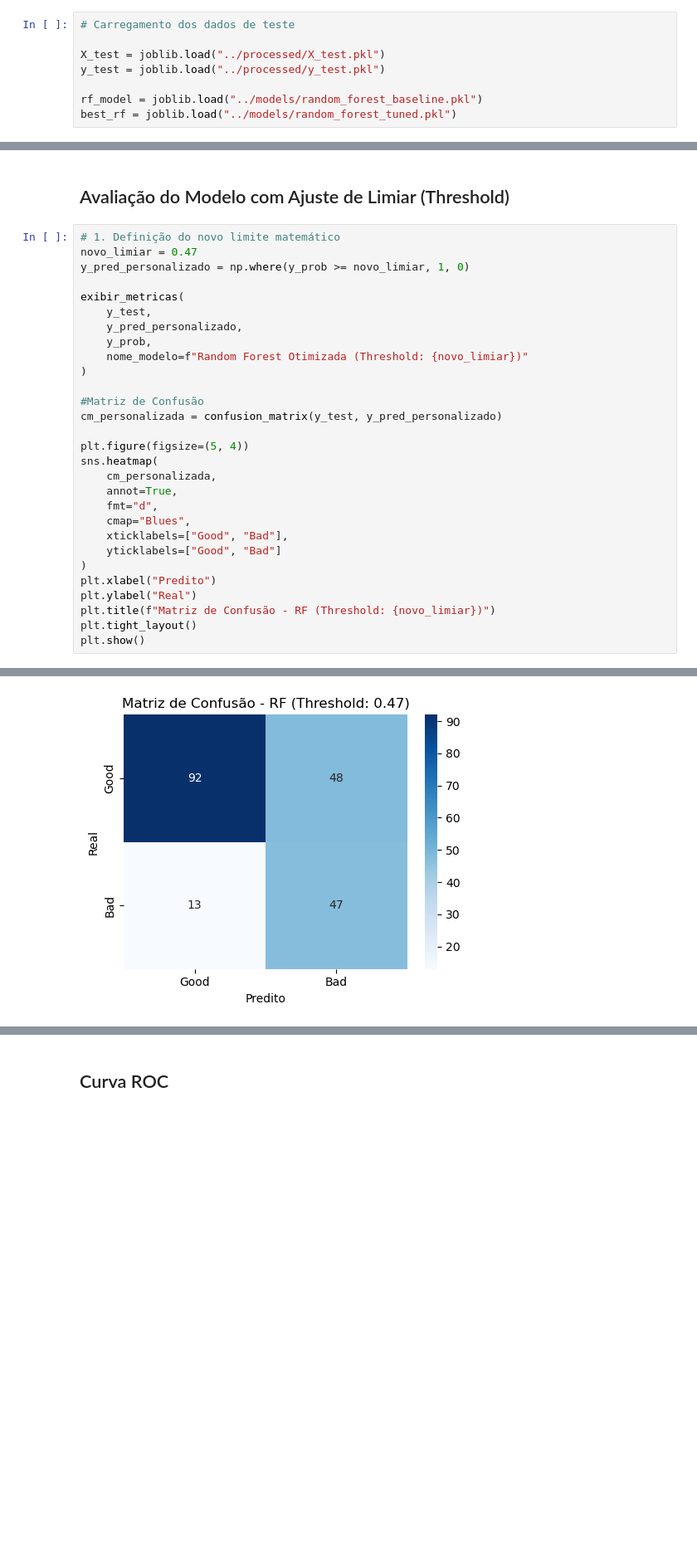
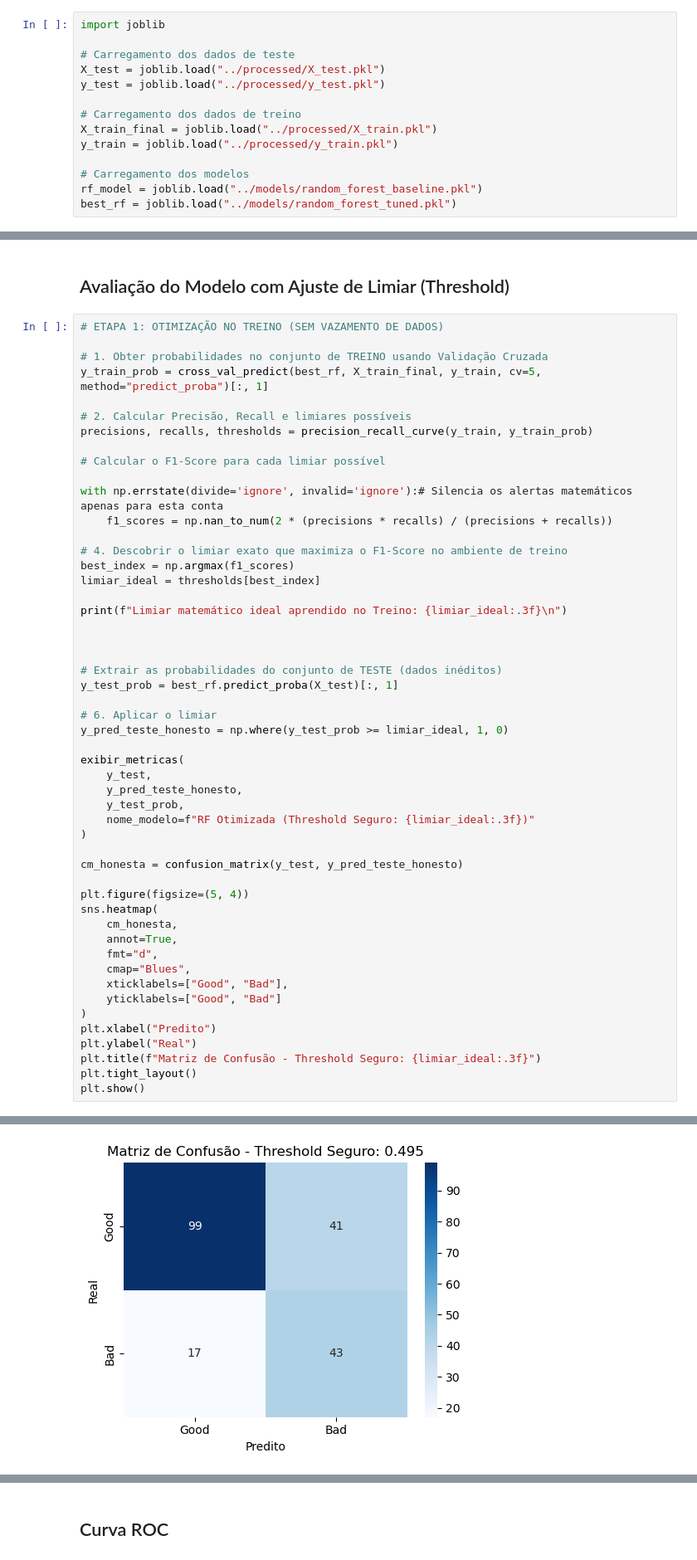
Before and after one commit to VincTorres/Credit_Risk, a Jupyter notebook: notebooks/03_Avaliacao_Modelo.ipynb, the cells around one changed output, grey strips where cells are left out. Shown at 83% size. Saved outputs shown, nothing was run; the diff lists cells and outputs as text; blank space fills up the shorter version.

```diff
--- a/notebooks/03_Avaliacao_Modelo.ipynb
+++ b/notebooks/03_Avaliacao_Modelo.ipynb
@@ -26,11 +26,17 @@ def exibir_metricas(y_true, y_pred, y_prob, nome_modelo="Modelo"):
     print("Classification Report:\n")
     print(classification_report(y_true, y_pred, target_names=["Good", "Bad"]))
 # %%
+import joblib
+
 # Carregamento dos dados de teste
-
 X_test = joblib.load("../processed/X_test.pkl")
 y_test = joblib.load("../processed/y_test.pkl")
 
+# Carregamento dos dados de treino
+X_train_final = joblib.load("../processed/X_train.pkl")
+y_train = joblib.load("../processed/y_train.pkl")
+
+# Carregamento dos modelos
 rf_model = joblib.load("../models/random_forest_baseline.pkl")
 best_rf = joblib.load("../models/random_forest_tuned.pkl")
 # %% [markdown]
@@ -107,23 +113,45 @@ plt.show()
 # %% [markdown]
 ## Avaliação do Modelo com Ajuste de Limiar (Threshold)
 # %%
-# 1. Definição do novo limite matemático
-novo_limiar = 0.47
-y_pred_personalizado = np.where(y_prob >= novo_limiar, 1, 0)
+# ETAPA 1: OTIMIZAÇÃO NO TREINO (SEM VAZAMENTO DE DADOS)
+
+# 1. Obter probabilidades no conjunto de TREINO usando Validação Cruzada
+y_train_prob = cross_val_predict(best_rf, X_train_final, y_train, cv=5, method="predict_proba")[:, 1]
+
+# 2. Calcular Precisão, Recall e limiares possíveis
+precisions, recalls, thresholds = precision_recall_curve(y_train, y_train_prob)
+
+# Calcular o F1-Score para cada limiar possível
+
+with np.errstate(divide='ignore', invalid='ignore'):# Silencia os alertas matemáticos apenas para esta conta
+    f1_scores = np.nan_to_num(2 * (precisions * recalls) / (precisions + recalls))
+
+# 4. Descobrir o limiar exato que maximiza o F1-Score no ambiente de treino
+best_index = np.argmax(f1_scores)
+limiar_ideal = thresholds[best_index]
+
+print(f"Limiar matemático ideal aprendido no Treino: {limiar_ideal:.3f}\n")
+
+
+
+# Extrair as probabilidades do conjunto de TESTE (dados inéditos)
+y_test_prob = best_rf.predict_proba(X_test)[:, 1]
+
+# 6. Aplicar o limiar
+y_pred_teste_honesto = np.where(y_test_prob >= limiar_ideal, 1, 0)
 
 exibir_metricas(
     y_test,
-    y_pred_personalizado,
-    y_prob,
-    nome_modelo=f"Random Forest Otimizada (Threshold: {novo_limiar})"
+    y_pred_teste_honesto,
+    y_test_prob,
+    nome_modelo=f"RF Otimizada (Threshold Seguro: {limiar_ideal:.3f})"
 )
 
-#Matriz de Confusão
-cm_personalizada = confusion_matrix(y_test, y_pred_personalizado)
+cm_honesta = confusion_matrix(y_test, y_pred_teste_honesto)
 
 plt.figure(figsize=(5, 4))
 sns.heatmap(
-    cm_personalizada,
+    cm_honesta,
     annot=True,
     fmt="d",
     cmap="Blues",
@@ -132,7 +160,7 @@ sns.heatmap(
 )
 plt.xlabel("Predito")
 plt.ylabel("Real")
-plt.title(f"Matriz de Confusão - RF (Threshold: {novo_limiar})")
+plt.title(f"Matriz de Confusão - Threshold Seguro: {limiar_ideal:.3f}")
 plt.tight_layout()
 plt.show()
 # %% [output]
@@ -156 +186 @@ weighted avg       0.76      0.69      0.71       200
-[figure, old version]
+[figure, new version]
```
Also changed, not shown: parts of 4 cells of this notebook, 5 other files.
